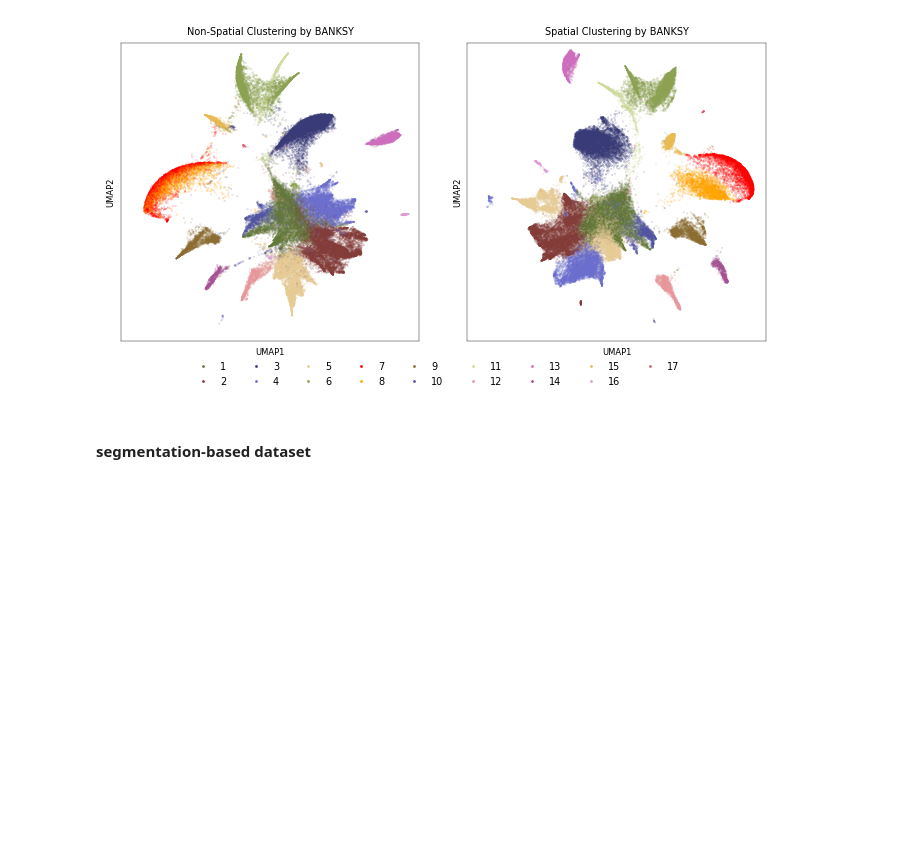
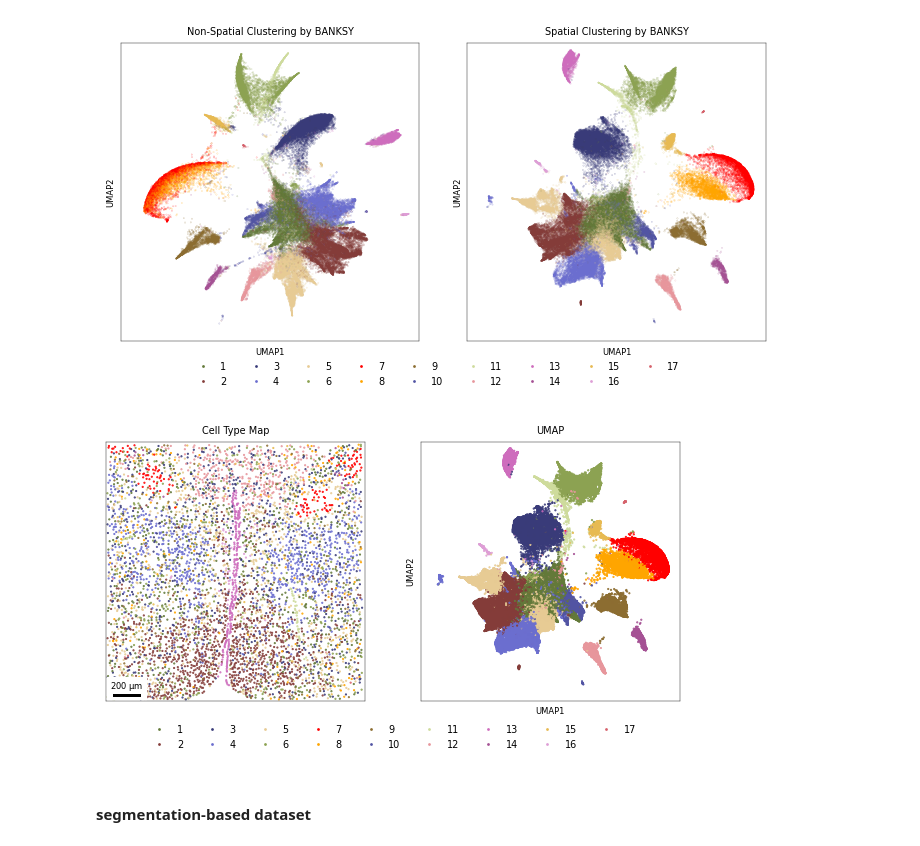
Before and after one commit to melocery/MasterThesisAnalysis, a Jupyter notebook: notebook/R1_SliceEquivalence.ipynb, the cells around one changed output. Drawn from its saved outputs; the diff is of its cells as text; code cells hidden in the pictures; blank space fills up the shorter version.

```diff
--- a/notebook/R1_SliceEquivalence.ipynb
+++ b/notebook/R1_SliceEquivalence.ipynb
@@ -278,6 +278,71 @@ plt.tight_layout(rect=[0, 0.05, 1, 1])
 plt.show()
 # %% [output]
 [figure]
+# %%
+banksy_024 = banksy_result[banksy_result['Bregma']==-0.24].copy()
+banksy_024['x'] = banksy_024['x'] - banksy_024['x'].min()
+banksy_024['y'] = banksy_024['y'] - banksy_024['y'].min()
+banksy_024 = banksy_024.copy()
+# %%
+banksy_labels = set(banksy_result['banksy_cluster'])
+
+fig, ax = plt.subplots(1, 2, figsize=(16*CM, 8*CM))
+
+titles = ["Cell Type Map", "UMAP"]
+
+ax[0].scatter(banksy_024['x'], banksy_024['y'], s=0.3, edgecolors=None,
+            c=banksy_024['banksy_cluster'].map(full_color_map), rasterized=True)
+ax[0].set_title(titles[0], fontsize=7)
+ax[0].set_aspect('equal', adjustable='box')
+ax[0].set_xlim(-10, 1810)
+ax[0].set_ylim(-10, 1810)
+ax[0].set_xticks([])
+ax[0].set_yticks([])
+ax[0].xaxis.set_tick_params(labelsize=5, width=0.3)
+ax[0].yaxis.set_tick_params(labelsize=5, width=0.3)
+ax[0].spines[["top", "right", "left", "bottom"]].set_linewidth(0.3)
+_plot_scalebar(ax[0], dx=1, units="um", location="lower left", length_fraction=0.2, fontsize=6, box_alpha=1, color="black")
+
+ax[1].scatter(BANKSY_umap02_df['UMAP_1'], BANKSY_umap02_df['UMAP_2'], s=0.3, edgecolors=None,
+            c=BANKSY_umap02_df['banksy_cluster'].map(full_color_map), rasterized=True)
+ax[1].set_title(titles[1], fontsize=7)
+ax[1].set_aspect('equal', adjustable='box')
+ax[1].set_xlim(-29, 27)
+ax[1].set_ylim(-27, 29)
+ax[1].set_xticks([])
+ax[1].set_yticks([])
+ax[1].set_xlabel("UMAP1", fontsize=6)
+ax[1].set_ylabel("UMAP2", fontsize=6)
+ax[1].xaxis.set_tick_params(labelsize=5, width=0.3)
+ax[1].yaxis.set_tick_params(labelsize=5, width=0.3)
+ax[1].spines[["top", "right", "left", "bottom"]].set_linewidth(0.3)
+
+handles = [
+    mlines.Line2D(
+        [0], [0], marker='.', linestyle='None',
+        color='none',
+        markerfacecolor=full_color_map[label],
+        markeredgecolor='none',
+        markersize=4,
+        label=label
+    )
+    for label in banksy_labels
+]
+
+fig.legend(
+    handles=handles,
+    fontsize=7,
+    loc='lower center',
+    frameon=False,
+    bbox_to_anchor=(0.5, -0.07),
+    ncol=9,
+)
+
+plt.tight_layout(rect=[0, 0.05, 1, 1])
+plt.savefig(fig_path/"BANKSY.png", **SAVE_FIG)
+plt.show()
+# %% [output]
+[figure, added]
 # %% [markdown]
 #### segmentation-based dataset
 # %%
```
Also changed, not shown: parts of 1 cell of this notebook, 4 other files.
